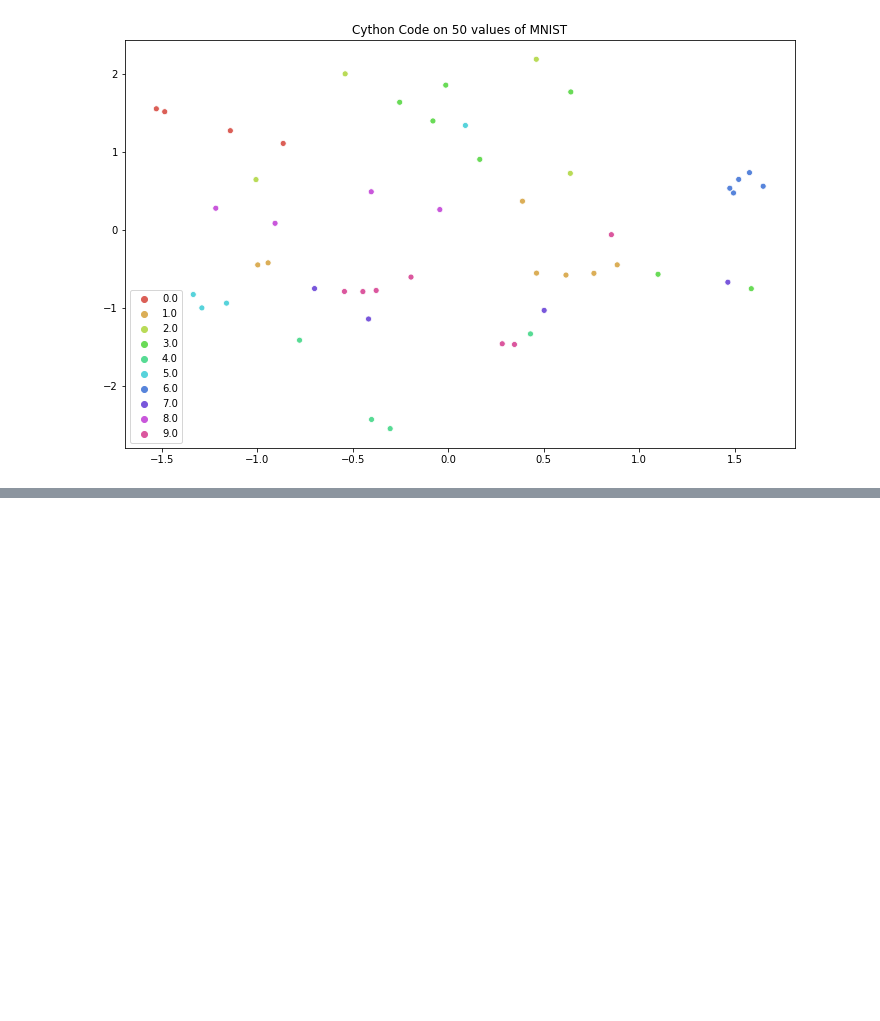
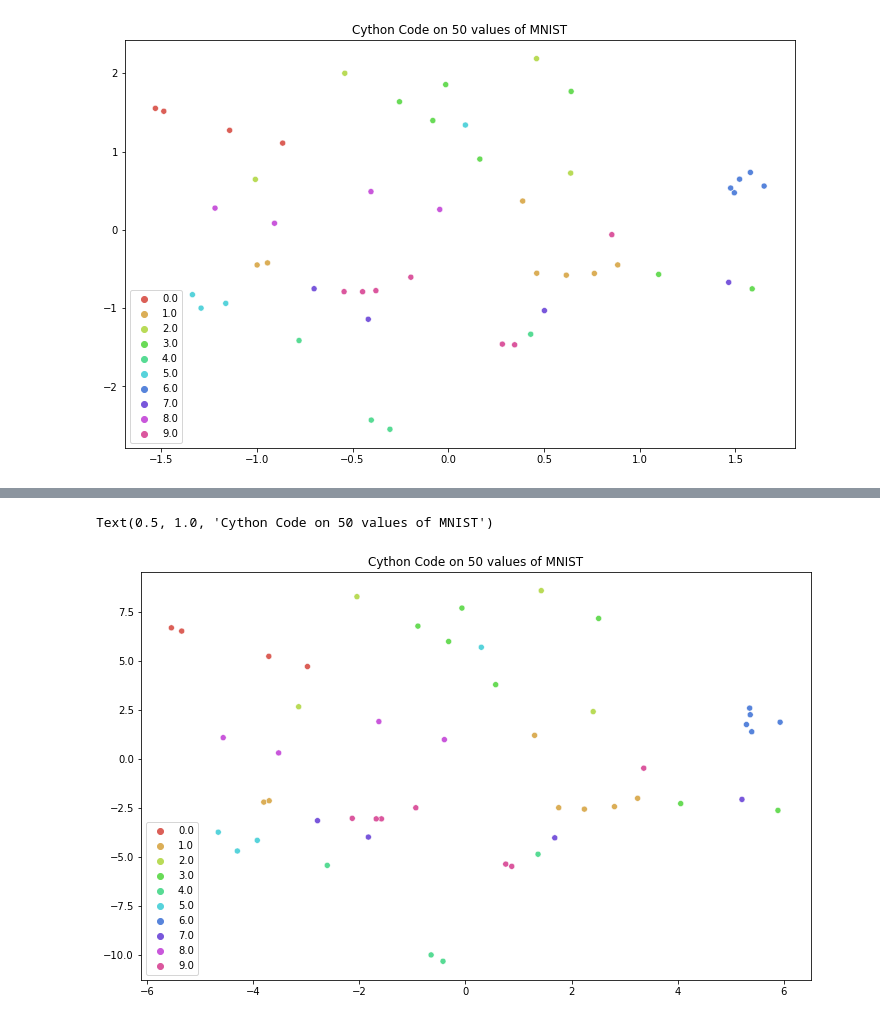
Before and after one commit to aashareddy14/tsne_project, a Jupyter notebook: Optimization.ipynb, the cells around one changed output, grey strips where cells are left out. Drawn from its saved outputs; the diff is of its cells as text; code cells hidden in the pictures; blank space fills up the shorter version.

Commit message:
added cython attempt

```diff
--- a/Optimization.ipynb
+++ b/Optimization.ipynb
@@ -885,0 +910,29 @@ pd.DataFrame(mult, index = ['Numba', 'Cython1', 'Cython2'], columns = ["Speed-up
+# %%
+%%cython -a
+
+from libc cimport math
+cimport cython
+import numpy as np
+cimport numpy as np
+from numpy cimport ndarray
+
+@cython.boundscheck(False)
+@cython.wraparound(False)
+def squared_euc_dist(double[:,:] X):
+    """Calculate squared euclidean distance for all pairs in a data matrix X with d dimensions and n rows.
+    Output is a pairwise distance matrix D that is nxn.
+    """
+    cdef int n = X.shape[0]
+    cdef int d = X.shape[1]
+    cdef double diff
+    cdef double dist
+    cdef double[:, ::1] D = np.empty((n, n), dtype=np.float64)
+
+    for i in range(n):
+        for j in range(n):
+            dist = 0.0
+            for k in range(d):
+                diff = X[i, k] - X[j, k]
+                dist += diff * diff
+            D[i, j] = np.sqrt(dist)
+    return np.asarray(D)
@@ -885,0 +1117,7 @@ pd.DataFrame(mult, index = ['Numba', 'Cython1', 'Cython2'], columns = ["Speed-up
+# %%
+plt.figure(figsize=(12,7.5))
+plot = sns.scatterplot(x = yout3[:,0], y = yout3[:,1], hue = labels[:50], palette = sns.hls_palette(10), legend = 'full');
+plt.title('Cython Code on 50 values of MNIST')
+# %% [output]
+Text(0.5, 1.0, 'Cython Code on 50 values of MNIST')
+[figure, added]
```
Also changed, not shown: parts of 19 cells of this notebook.
